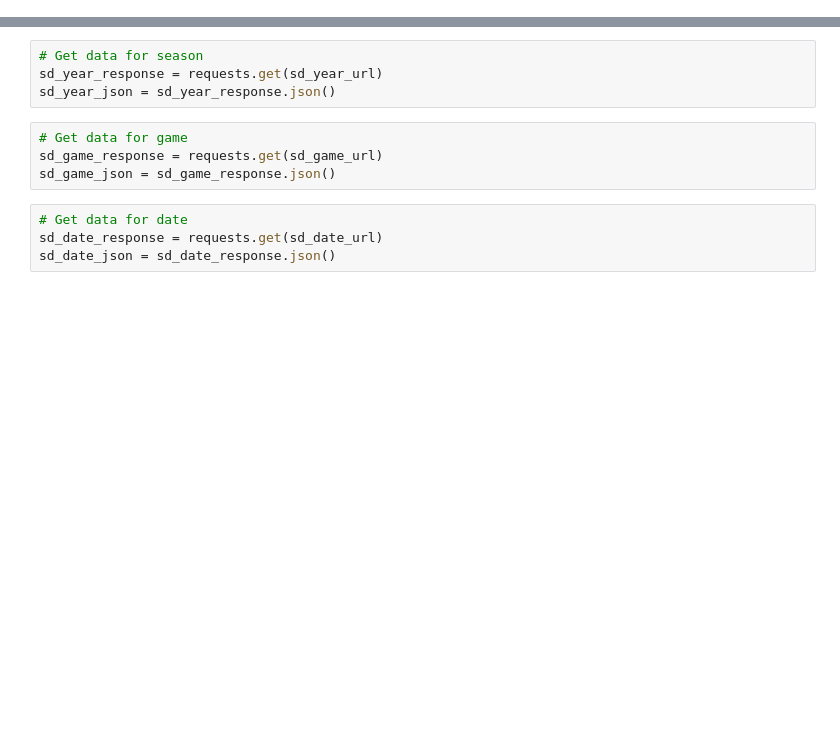
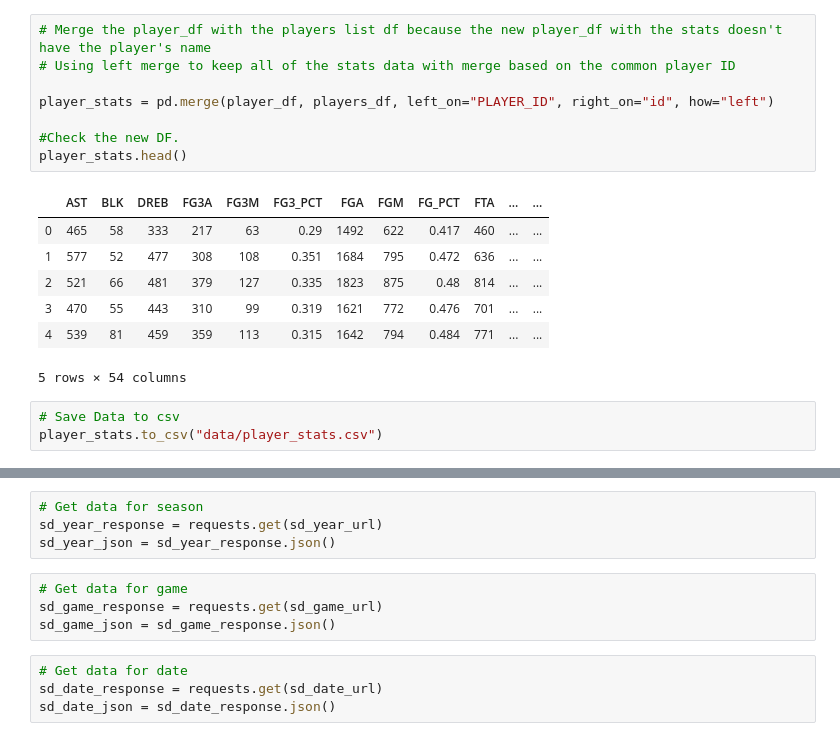
Before and after one commit to brentgarbe/Group6Repo, a Jupyter notebook: Data_Exploration.ipynb, the cells around one changed output, grey strips where cells are left out. Saved outputs shown, nothing was run; the diff lists cells and outputs as text; blank space fills up the shorter version.

```diff
--- a/Data_Exploration.ipynb
+++ b/Data_Exploration.ipynb
@@ -222,0 +161,19 @@ salary_df.head()
+# %%
+# Merge the player_df with the players list df because the new player_df with the stats doesn't have the player's name
+# Using left merge to keep all of the stats data with merge based on the common player ID
+
+player_stats = pd.merge(player_df, players_df, left_on="PLAYER_ID", right_on="id", how="left")
+
+#Check the new DF.
+player_stats.head()
+# %% [output]
+|  | AST | BLK | DREB | FG3A | FG3M | FG3_PCT | FGA | FGM | FG_PCT | FTA | ... | ... |
+| 0 | 465 | 58 | 333 | 217 | 63 | 0.29 | 1492 | 622 | 0.417 | 460 | ... | ... |
+| 1 | 577 | 52 | 477 | 308 | 108 | 0.351 | 1684 | 795 | 0.472 | 636 | ... | ... |
+| 2 | 521 | 66 | 481 | 379 | 127 | 0.335 | 1823 | 875 | 0.48 | 814 | ... | ... |
+| 3 | 470 | 55 | 443 | 310 | 99 | 0.319 | 1621 | 772 | 0.476 | 701 | ... | ... |
+| 4 | 539 | 81 | 459 | 359 | 113 | 0.315 | 1642 | 794 | 0.484 | 771 | ... | ... |
+5 rows × 54 columns
+# %%
+# Save Data to csv
+player_stats.to_csv("data/player_stats.csv")
```
Also changed, not shown: parts of 34 cells of this notebook, 5 other files.
